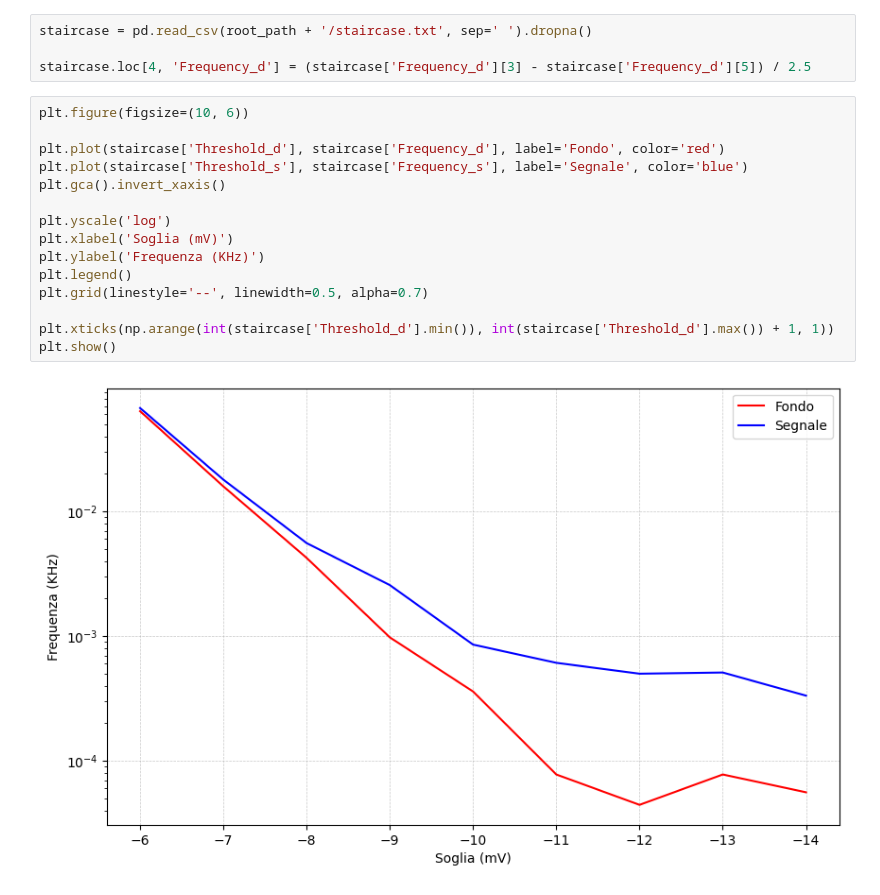
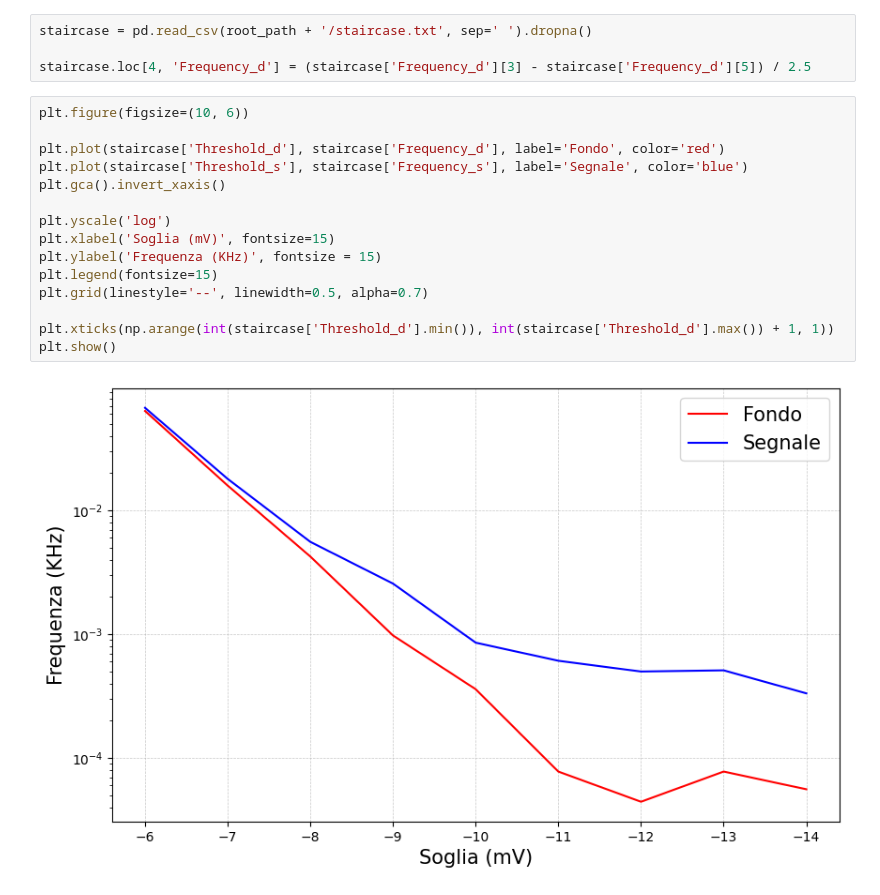
Before and after one commit to Pavar0tty/Laboratorio_SiPM, a Jupyter notebook: Analisi/Parte 3/analisi_muoni.ipynb, the cells around one changed output. Cells and saved outputs as stored; diff of their text form.

```diff
--- a/Analisi/Parte 3/analisi_muoni.ipynb
+++ b/Analisi/Parte 3/analisi_muoni.ipynb
@@ -108,17 +108,17 @@ staircase.loc[4, 'Frequency_d'] = (staircase['Frequency_d'][3] - staircase['Freq
 # %%
 plt.figure(figsize=(10, 6))
 
 plt.plot(staircase['Threshold_d'], staircase['Frequency_d'], label='Fondo', color='red')
 plt.plot(staircase['Threshold_s'], staircase['Frequency_s'], label='Segnale', color='blue')
 plt.gca().invert_xaxis()
 
 plt.yscale('log')
-plt.xlabel('Soglia (mV)')
-plt.ylabel('Frequenza (KHz)')
-plt.legend()
+plt.xlabel('Soglia (mV)', fontsize=15)
+plt.ylabel('Frequenza (KHz)', fontsize = 15)
+plt.legend(fontsize=15)
 plt.grid(linestyle='--', linewidth=0.5, alpha=0.7)
 
 plt.xticks(np.arange(int(staircase['Threshold_d'].min()), int(staircase['Threshold_d'].max()) + 1, 1))
 plt.show()
 # %% [output]
-[figure, old version]
+[figure, new version]
```
Also changed, not shown: parts of 1 cell of this notebook.
